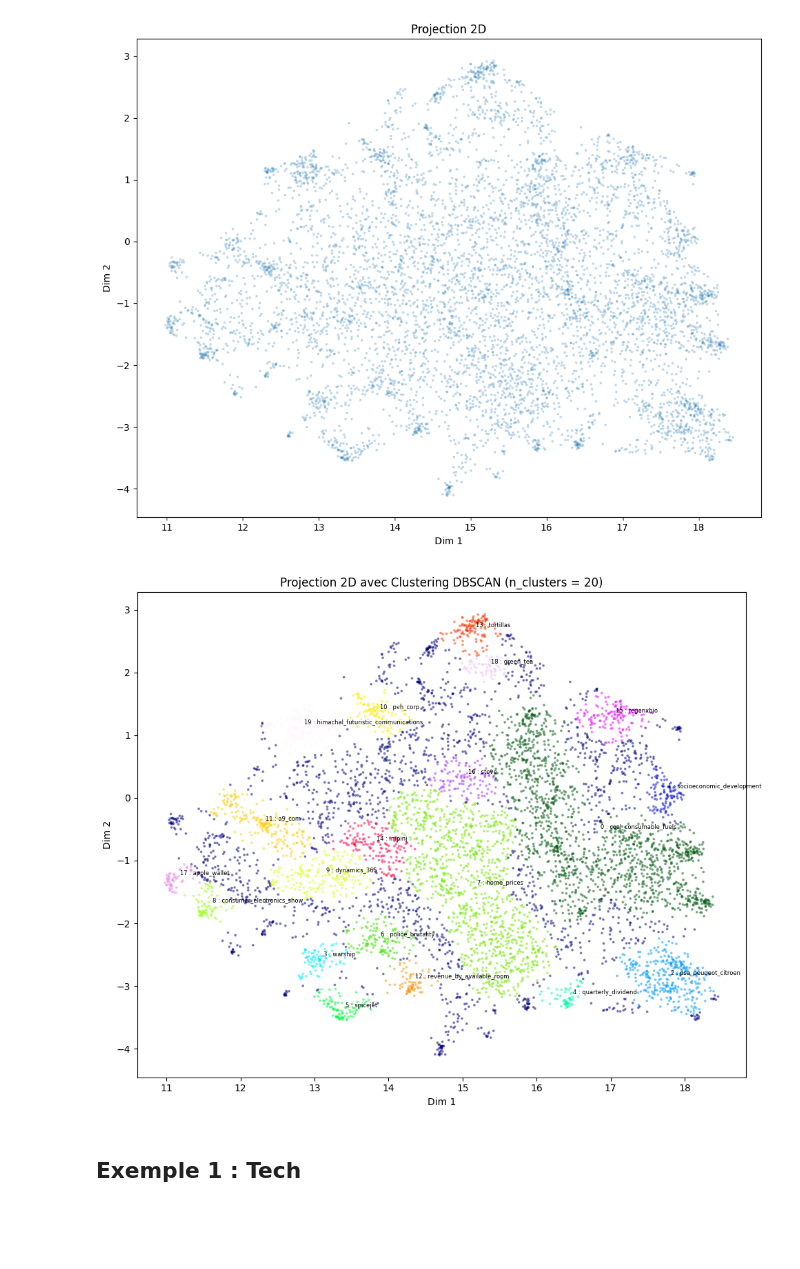
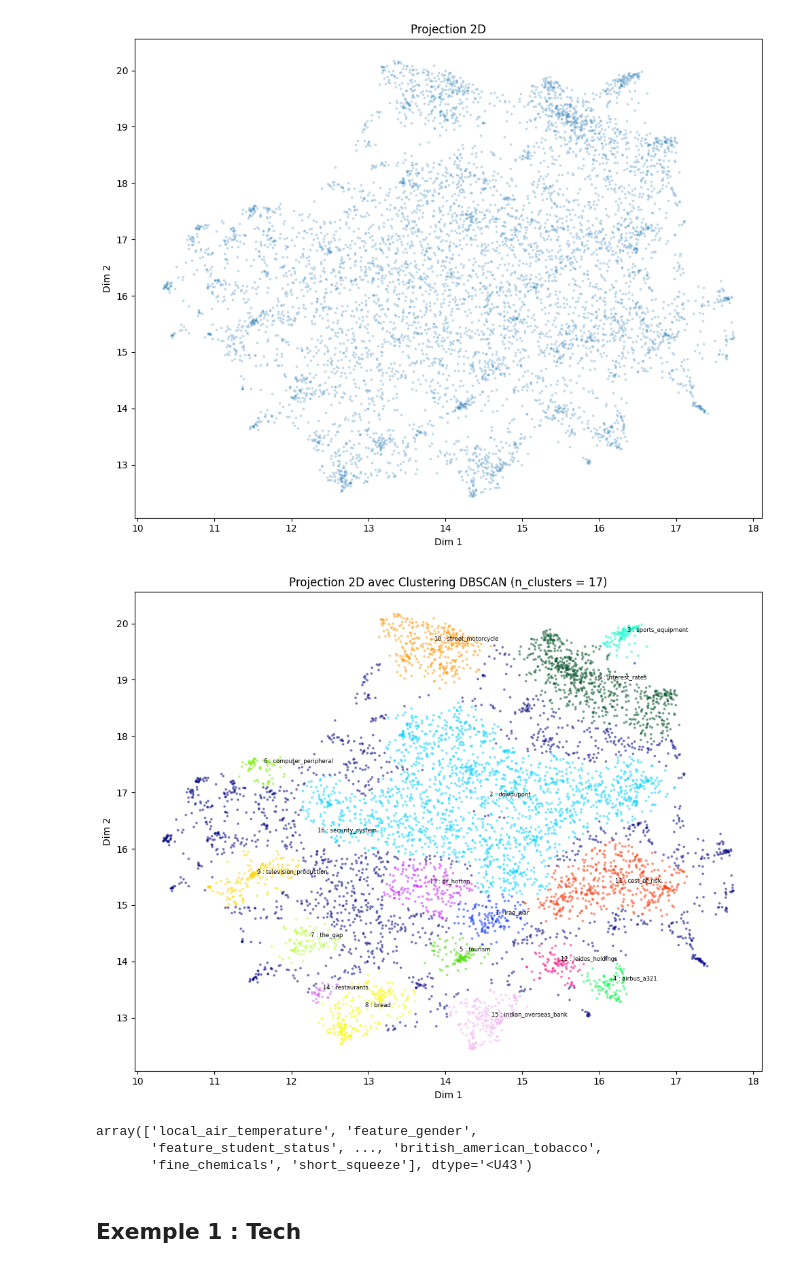
Before and after one commit to keyvanatt/EA, a Jupyter notebook: complexity_clusters_notebook.ipynb, the cells around one changed output. Drawn from its saved outputs; the diff is of its cells as text; code cells hidden in the pictures; blank space fills up the shorter version.

```diff
--- a/complexity_clusters_notebook.ipynb
+++ b/complexity_clusters_notebook.ipynb
@@ -21,10 +26,16 @@ INFO: Total unique articles: 1185862
 lift_matrix = compute_lift_matrix(cocitation_matrix)
 # %%
 X_latent, labels =compute_latent_and_cluster(lift_matrix, selected_markers,markers_journals, out_prefix="SHOW",
-                                             eps_dbscan=0.25, min_samples_dbscan=50)
+                                             eps_dbscan=0.27, min_samples_dbscan=50)
 # %% [output]
-[figure, old version]
+[figure, new version]
-[figure, old version]
+[figure, new version]
+# %%
+markers_from_cluster(labels, 2, selected_markers)
+# %% [output]
+array(['local_air_temperature', 'feature_gender',
+       'feature_student_status', ..., 'british_american_tobacco',
+       'fine_chemicals', 'short_squeeze'], dtype='<U43')
 # %% [markdown]
 ## Exemple 1 : Tech
 # %%
```
Also changed, not shown: parts of 28 cells of this notebook, 2 other files.
